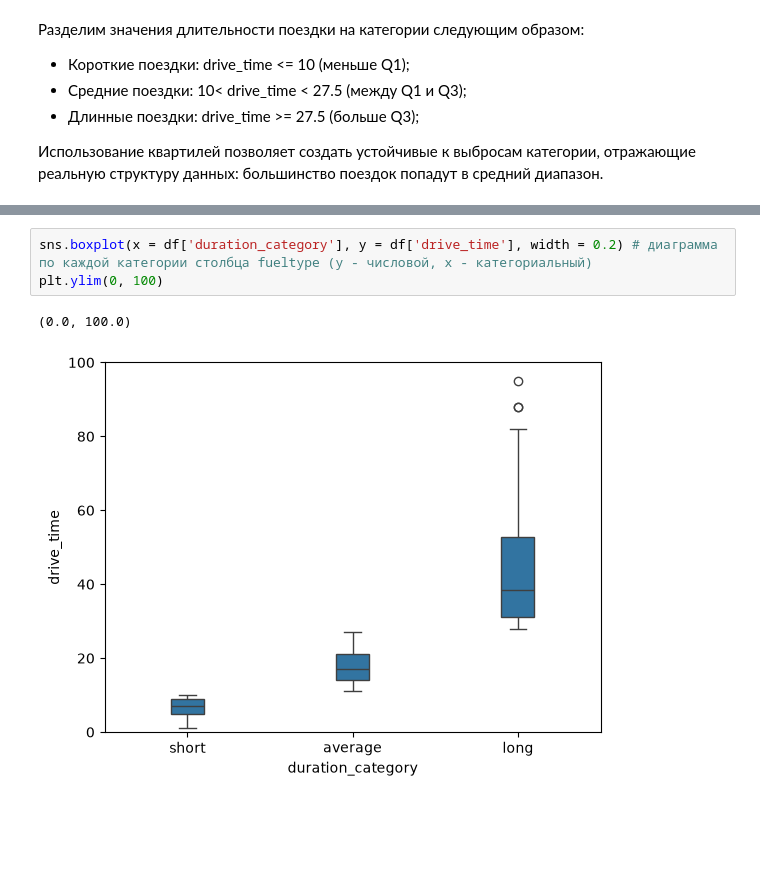
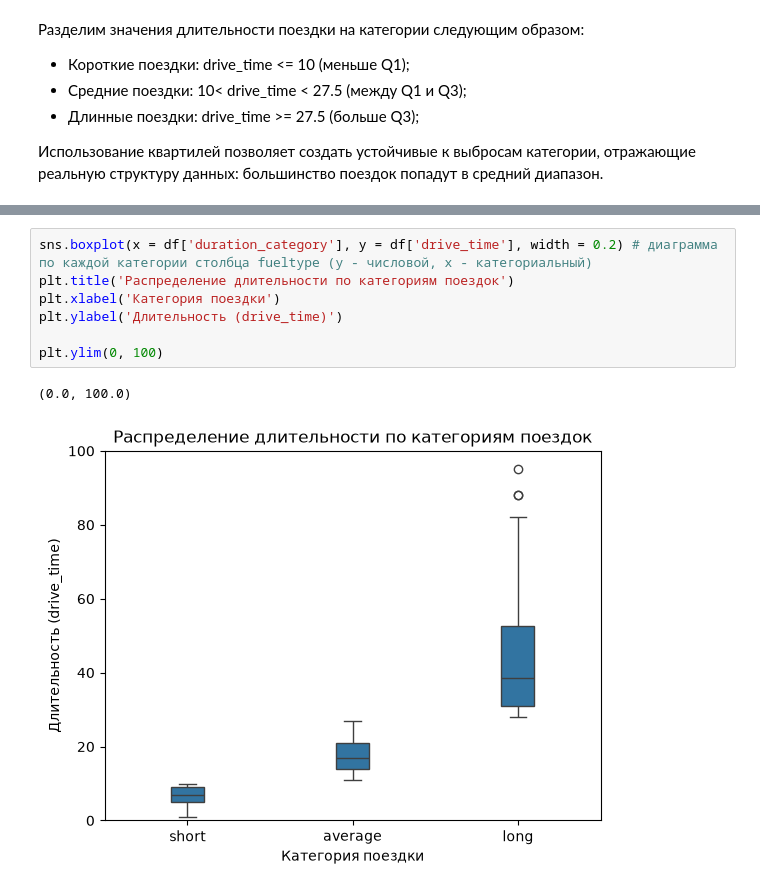
Before and after one commit to AlekseevaAnna1/data-analytics-labs, a Jupyter notebook: ЛР2_Алексеева_1.ipynb, the cells around one changed output, grey strips where cells are left out. Saved outputs shown, nothing was run; the diff lists cells and outputs as text; blank space fills up the shorter version.

```diff
--- a/ЛР2_Алексеева_1.ipynb
+++ b/ЛР2_Алексеева_1.ipynb
@@ -553,9 +549,13 @@ df.describe()
 # %%
 sns.boxplot(x = df['duration_category'], y = df['drive_time'], width = 0.2) # диаграмма по каждой категории столбца fueltype (y - числовой, x - категориальный)
+plt.title('Распределение длительности по категориям поездок')
+plt.xlabel('Категория поездки')
+plt.ylabel('Длительность (drive_time)')
+
 plt.ylim(0, 100)
 # %% [output]
 (0.0, 100.0)
-[figure, old version]
+[figure, new version]
 # %% [markdown]
 Боксы расположены друг под другом, что подтверждает корректность категоризации.  Ящики распределены строго по возрастанию, а их границы не пересекаются, что соответствует заданным интервалам (до 10, от 10 до 27.5, свыше 27.5 минут).
 «Усы» показывают разброс данных внутри каждой категории (от минимального до максимального значения, исключая выбросы).
```
Also changed, not shown: parts of 8 cells of this notebook, 1 other file.
